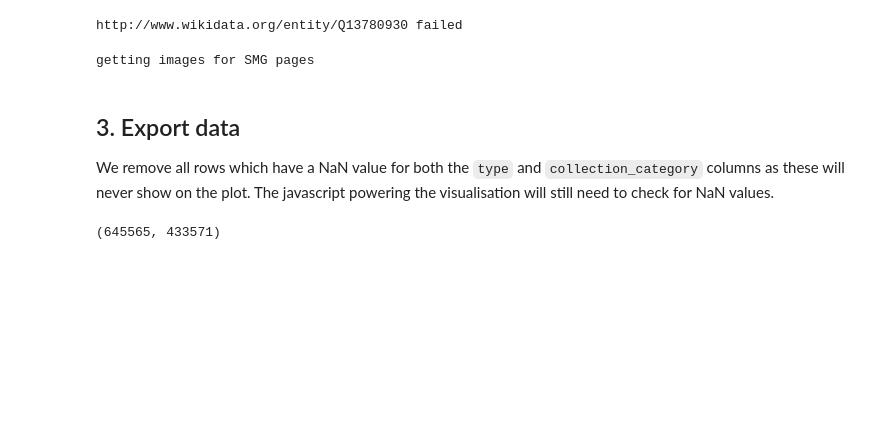
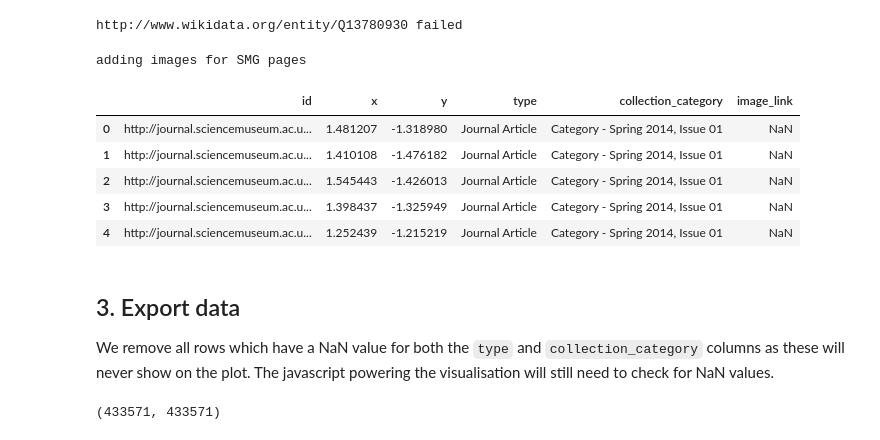
Before and after one commit to TheScienceMuseum/heritage-connector-vectors, a Jupyter notebook: notebooks/create_d3fc_data_with_images.ipynb, the cells around one changed output. Saved outputs shown, nothing was run; the diff lists cells and outputs as text; code cells hidden in the pictures; blank space fills up the shorter version.

Commit message:
add smg images

```diff
--- a/notebooks/create_d3fc_data_with_images.ipynb
+++ b/notebooks/create_d3fc_data_with_images.ipynb
@@ -219,9 +219,35 @@ http://www.wikidata.org/entity/Q13780930 failed
 # %%
 # for SMG
 # TODO: get these from a manually generated mapping instead
-print("getting images for SMG pages")
+print("adding images for SMG pages")
+smg_id_image_mapping = pd.read_csv("../data/raw/smgimagelookup.csv")
+
+transformed_data = pd.merge(
+    transformed_data,
+    smg_id_image_mapping[['record_url', 'img_url']],
+    how="left",
+    left_on="id",
+    right_on="record_url",
+    left_index=False,
+    right_index=False,
+    sort=True,
+    copy=True,
+    indicator=False,
+    validate=None,
+)
+
+transformed_data['image_link'] = transformed_data['image_link'].combine_first(transformed_data['img_url'])
+transformed_data = transformed_data.drop(columns=["record_url", "img_url"])
+
+transformed_data.head()
 # %% [output]
-getting images for SMG pages
+adding images for SMG pages
+|  | id | x | y | type | collection_category | image_link |
+| 0 | http://journal.sciencemuseum.ac.u... | 1.481207 | -1.318980 | Journal Article | Category - Spring 2014, Issue 01 | NaN |
+| 1 | http://journal.sciencemuseum.ac.u... | 1.410108 | -1.476182 | Journal Article | Category - Spring 2014, Issue 01 | NaN |
+| 2 | http://journal.sciencemuseum.ac.u... | 1.545443 | -1.426013 | Journal Article | Category - Spring 2014, Issue 01 | NaN |
+| 3 | http://journal.sciencemuseum.ac.u... | 1.398437 | -1.325949 | Journal Article | Category - Spring 2014, Issue 01 | NaN |
+| 4 | http://journal.sciencemuseum.ac.u... | 1.252439 | -1.215219 | Journal Article | Category - Spring 2014, Issue 01 | NaN |
 # %% [markdown]
 ## 3. Export data
 
@@ -230,6 +256,6 @@ We remove all rows which have a NaN value for both the `type` and `collection_ca
 export_data = transformed_data[~transformed_data['collection_category'].isna() & ~transformed_data['type'].isna()]
 len(transformed_data), len(export_data)
 # %% [output]
-(645565, 433571)
+(433571, 433571)
 # %%
 export_data.to_csv(
```
Also changed, not shown: parts of 2 cells of this notebook.
